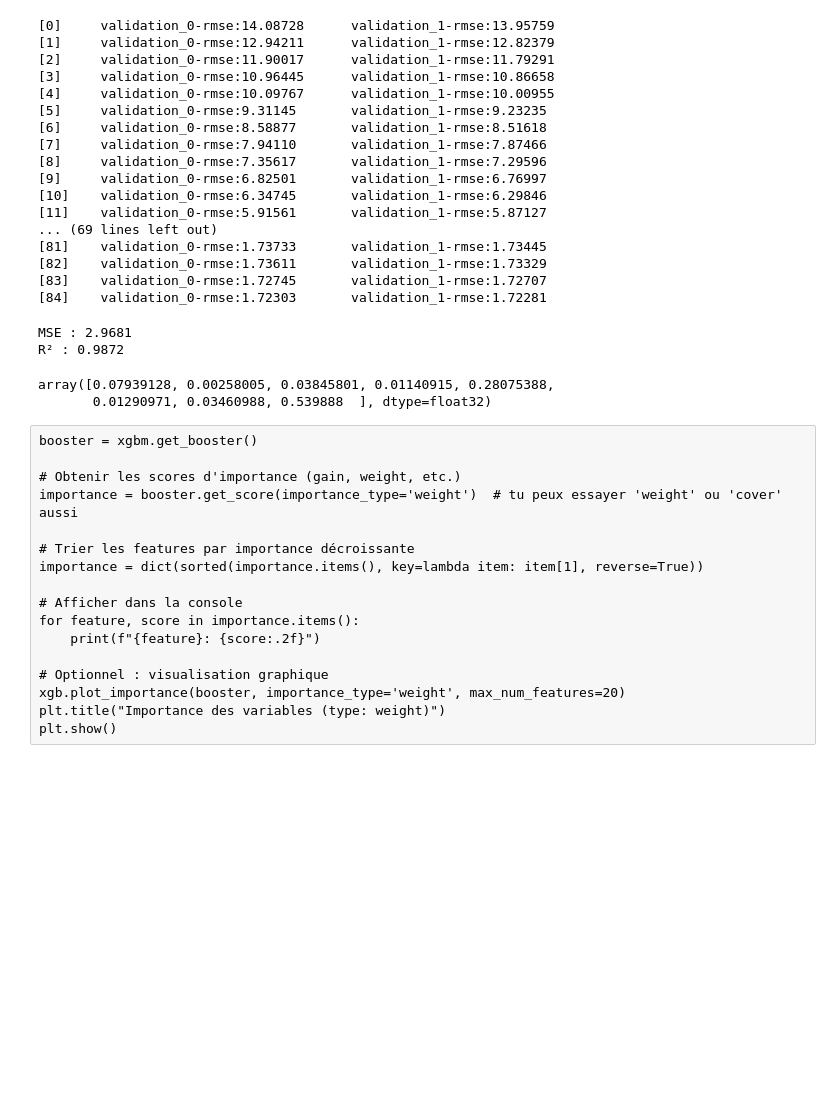
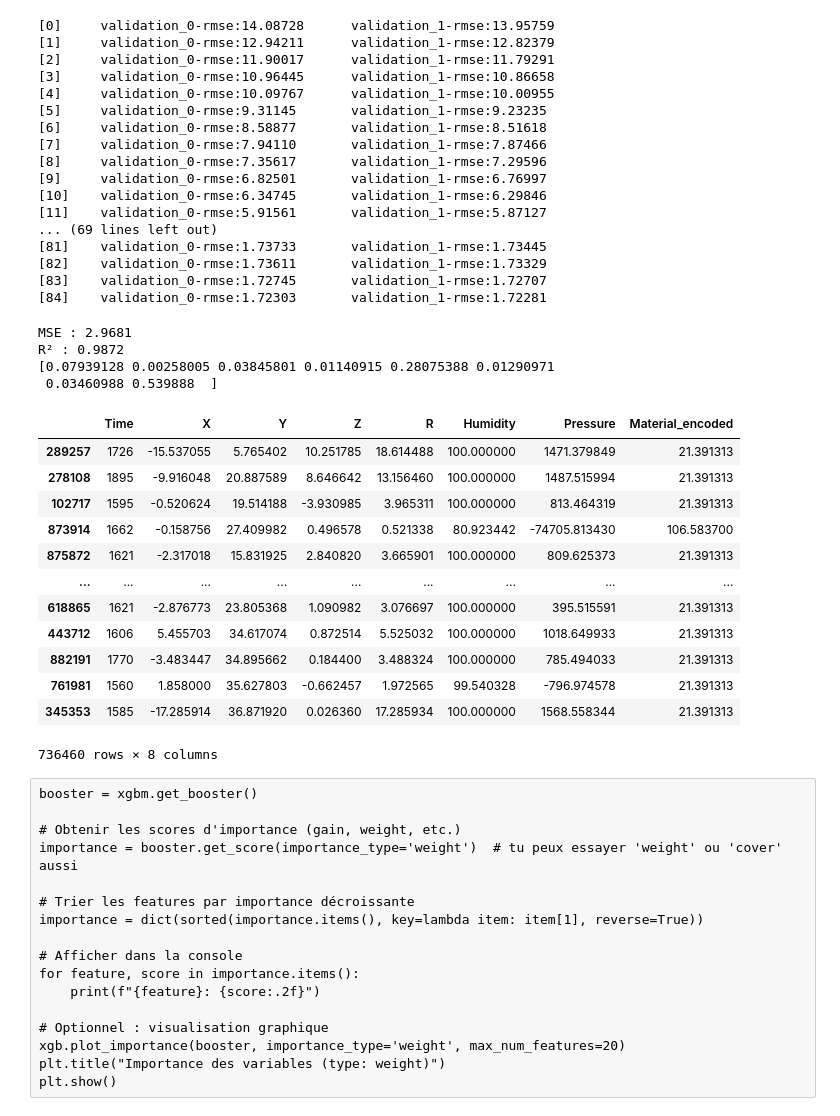
Before and after one commit to NicolasKunzli/ProjectML, a Jupyter notebook: train.ipynb, the cells around one changed output. Cells and saved outputs as stored; diff of their text form; code cells hidden in the pictures; blank space fills up the shorter version.

```diff
--- a/train.ipynb
+++ b/train.ipynb
@@ -69,11 +64,20 @@ df_merged = df_long.merge(df_sensors[['Sensor ID', 'Index', 'Material','Coor X [
 #df_merged['Material_encoded'] = le.fit_transform(df_merged['Material'])
 # %%
 def eval(
-    y_pred,
+    y_val : pd.DataFrame,
+    y_pred : pd.DataFrame,
+    model
 ):
+    """
+    Outputs the Mean Squared Error (MSE) and the coefficient of determination (R²)
+    y_val : DataFrame of validation data
+    y_pred : DataFrame of prediction data
+    model : model
+    """
     mse = mean_squared_error(y_val, y_pred)
     r2 = r2_score(y_val, y_pred)
 
     print(f"MSE : {mse:.4f}")
     print(f"R² : {r2:.4f}")
+    print(f"Features importances : {model.feature_importances_}")
 # %%
@@ -110,7 +116,7 @@ def avgcolumn(
     """
     Returns average of a DateFrame column
 
-    df : DataFrame
+    df : The target DataFrame
     header : Header of column
     min_val : minimal value of the interval
     max_val : maximal value of the interval
@@ -139,14 +145,16 @@ def correlate(df: pd.DataFrame,
     plt.grid(True)
     plt.show()
 # %%
-# Make it so it removes sensors with only NaN
+# Make it so it removes sensors
 
 def removesensor(
     df: pd.DataFrame,
     sensor: str
 )-> pd.DataFrame:
     """
-    Removes sensor N_442 (which is broken)
+    Removes sensor and it's data from the DataFrame
+    df : The target DataFrame
+    sensor : The removed sensor
     """
     df_cleaned = df[df['Sensor ID'] != sensor]
     return df_cleaned
@@ -245,13 +254,26 @@ y_predxgbm = xgbm.predict(X_val)
 [83]    validation_0-rmse:1.72745       validation_1-rmse:1.72707
 [84]    validation_0-rmse:1.72303       validation_1-rmse:1.72281
 # %%
-eval(y_predxgbm)
-xgbm.feature_importances_
+eval(y_val, y_predxgbm, xgbm)
+X_train
 # %% [output]
 MSE : 2.9681
 R² : 0.9872
+[0.07939128 0.00258005 0.03845801 0.01140915 0.28075388 0.01290971
+ 0.03460988 0.539888  ]
+|  | Time | X | Y | Z | R | Humidity | Pressure | Material_encoded |
+| 289257 | 1726 | -15.537055 | 5.765402 | 10.251785 | 18.614488 | 100.000000 | 1471.379849 | 21.391313 |
+| 278108 | 1895 | -9.916048 | 20.887589 | 8.646642 | 13.156460 | 100.000000 | 1487.515994 | 21.391313 |
+| 102717 | 1595 | -0.520624 | 19.514188 | -3.930985 | 3.965311 | 100.000000 | 813.464319 | 21.391313 |
+| 873914 | 1662 | -0.158756 | 27.409982 | 0.496578 | 0.521338 | 80.923442 | -74705.813430 | 106.583700 |
+| 875872 | 1621 | -2.317018 | 15.831925 | 2.840820 | 3.665901 | 100.000000 | 809.625373 | 21.391313 |
+| ... | ... | ... | ... | ... | ... | ... | ... | ... |
+| 618865 | 1621 | -2.876773 | 23.805368 | 1.090982 | 3.076697 | 100.000000 | 395.515591 | 21.391313 |
+| 443712 | 1606 | 5.455703 | 34.617074 | 0.872514 | 5.525032 | 100.000000 | 1018.649933 | 21.391313 |
+| 882191 | 1770 | -3.483447 | 34.895662 | 0.184400 | 3.488324 | 100.000000 | 785.494033 | 21.391313 |
+| 761981 | 1560 | 1.858000 | 35.627803 | -0.662457 | 1.972565 | 99.540328 | -796.974578 | 21.391313 |
+| 345353 | 1585 | -17.285914 | 36.871920 | 0.026360 | 17.285934 | 100.000000 | 1568.558344 | 21.391313 |
-array([0.07939128, 0.00258005, 0.03845801, 0.01140915, 0.28075388,
-       0.01290971, 0.03460988, 0.539888  ], dtype=float32)
+736460 rows × 8 columns
 # %% [raw]
 booster = xgbm.get_booster()
 
```
Also changed, not shown: parts of 18 cells of this notebook.
